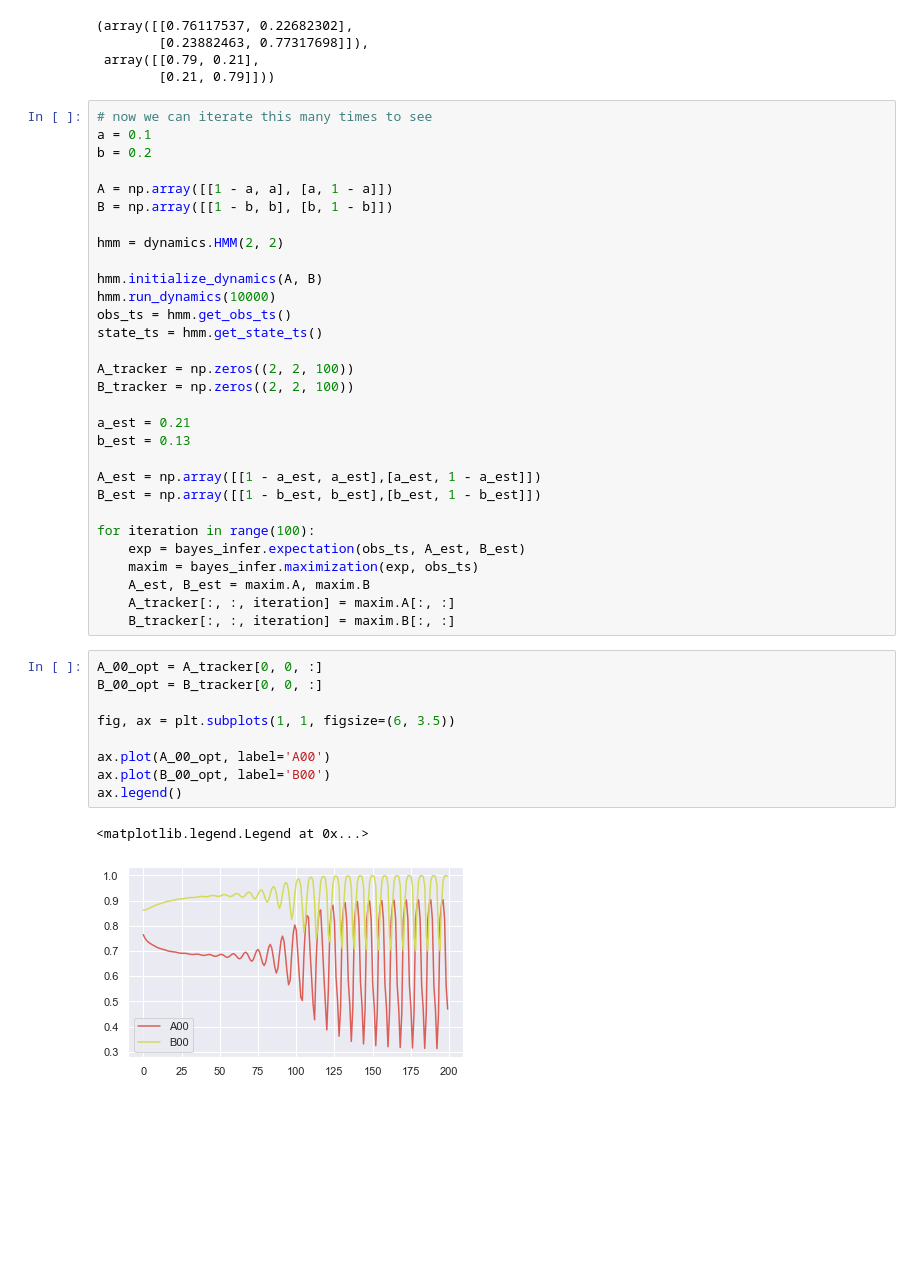
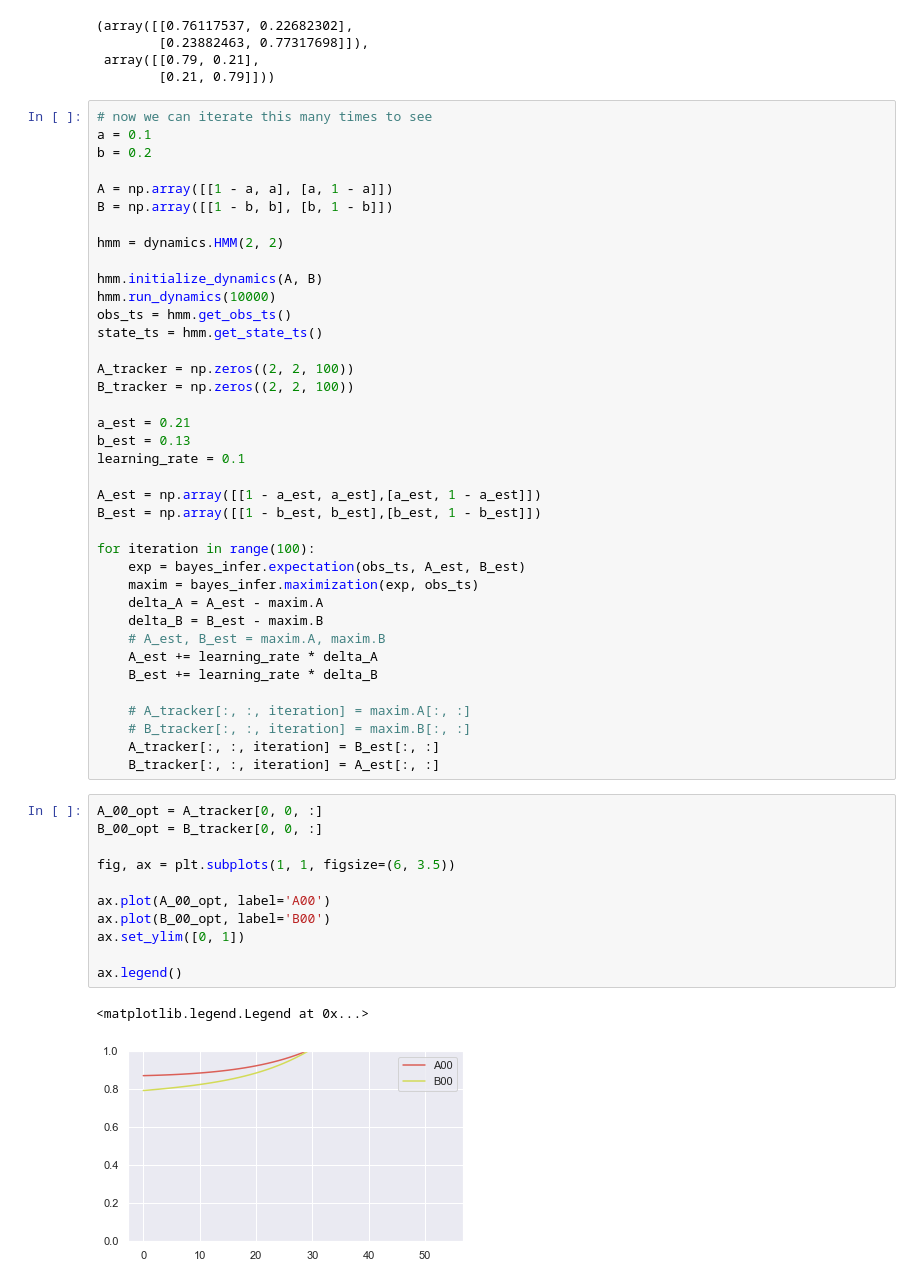
Before and after one commit to StevenJLarge/hmm, a Jupyter notebook: notebooks/07-slarge-baum-welch-optimization.ipynb, the cells around one changed output. Drawn from its saved outputs; the diff is of its cells as text; blank space fills up the shorter version.

```diff
--- a/notebooks/07-slarge-baum-welch-optimization.ipynb
+++ b/notebooks/07-slarge-baum-welch-optimization.ipynb
@@ -359,6 +359,7 @@ B_tracker = np.zeros((2, 2, 100))
 
 a_est = 0.21
 b_est = 0.13
+learning_rate = 0.1
 
 A_est = np.array([[1 - a_est, a_est],[a_est, 1 - a_est]])
 B_est = np.array([[1 - b_est, b_est],[b_est, 1 - b_est]])
@@ -366,18 +367,27 @@ B_est = np.array([[1 - b_est, b_est],[b_est, 1 - b_est]])
 for iteration in range(100):
     exp = bayes_infer.expectation(obs_ts, A_est, B_est)
     maxim = bayes_infer.maximization(exp, obs_ts)
-    A_est, B_est = maxim.A, maxim.B
-    A_tracker[:, :, iteration] = maxim.A[:, :]
-    B_tracker[:, :, iteration] = maxim.B[:, :]
+    delta_A = A_est - maxim.A
+    delta_B = B_est - maxim.B
+    # A_est, B_est = maxim.A, maxim.B
+    A_est += learning_rate * delta_A
+    B_est += learning_rate * delta_B
+
+    # A_tracker[:, :, iteration] = maxim.A[:, :]
+    # B_tracker[:, :, iteration] = maxim.B[:, :]
+    A_tracker[:, :, iteration] = B_est[:, :]
+    B_tracker[:, :, iteration] = A_est[:, :]
 # %%
 A_00_opt = A_tracker[0, 0, :]
 B_00_opt = B_tracker[0, 0, :]
 
 fig, ax = plt.subplots(1, 1, figsize=(6, 3.5))
 
 ax.plot(A_00_opt, label='A00')
 ax.plot(B_00_opt, label='B00')
+ax.set_ylim([0, 1])
+
 ax.legend()
 # %% [output]
 <matplotlib.legend.Legend at 0x...>
-[figure, old version]
+[figure, new version]
```
